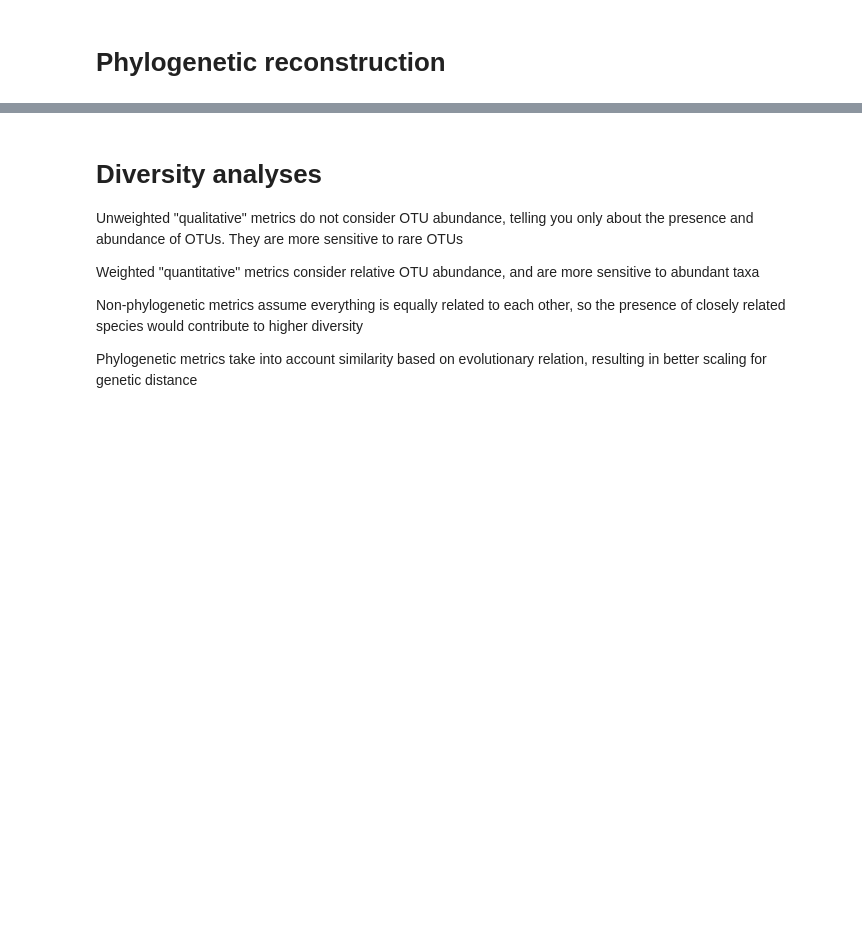
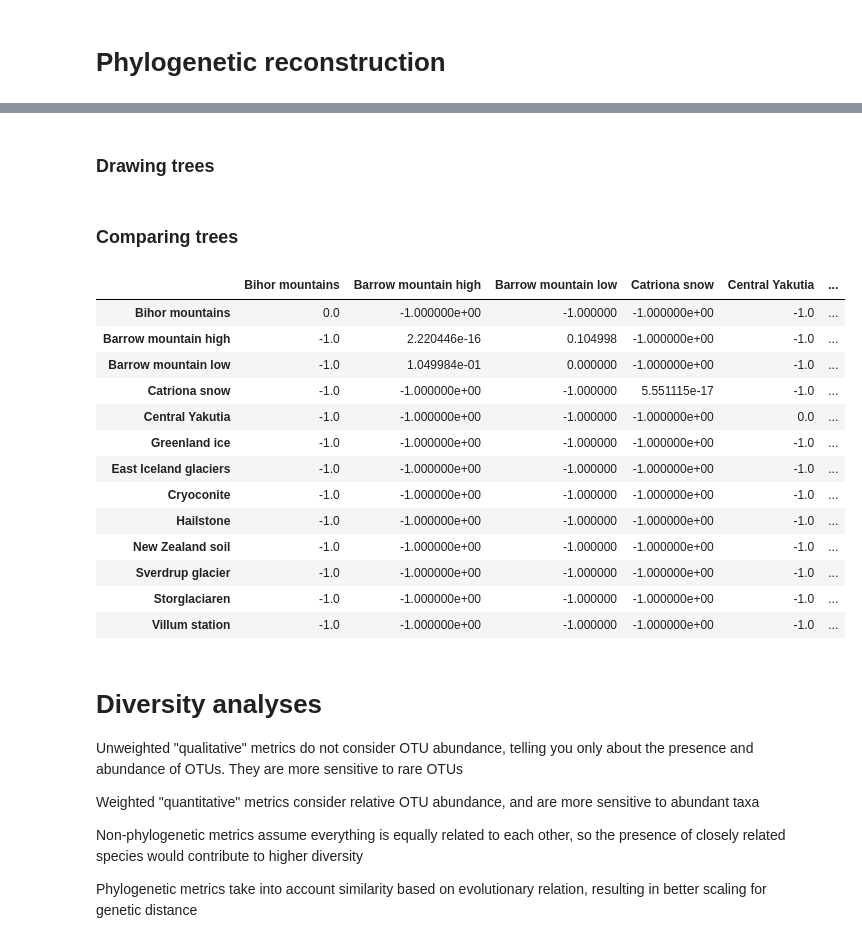
Before and after one commit to SJ-31/Cryosphere-ICCS261, a Jupyter notebook: main.ipynb, the cells around one changed output, grey strips where cells are left out. Saved outputs shown, nothing was run; the diff lists cells and outputs as text; code cells hidden in the pictures; blank space fills up the shorter version.

Commit message:
add tree cleaning

```diff
--- a/main.ipynb
+++ b/main.ipynb
@@ -11,6 +11,10 @@ import qiime2.plugins.feature_table.methods as ftm
 from ete3 import Tree, TreeStyle, TreeNode
 from skbio.tree import TreeNode
 import matplotlib
+import os
+import all_artifacts as a
+import qiime2
+import tempfile
 from io import StringIO
 import seaborn as sns
 from Bio import SeqIO
@@ -19,6 +23,16 @@ metadata = pd.read_csv('./ds_metadata.tsv', sep='\t')
 metadata.drop(0, axis='index', inplace=True)
 %matplotlib inline
 
+id_key: dict = {
+    "BhM": "Bihor mountains", "BrH": "Barrow mountain high",
+    "BrL": "Barrow mountain low", "CaS": "Catriona snow",
+    "CeY": "Central Yakutia", "GrI": "Greenland ice",
+    "EaI": "East Iceland glaciers", "CrC": "Cryoconite",
+    "HaS": "Hailstone", "NzS": "New Zealand soil",
+    "SvG": "Sverdrup glacier", "StR": "Storglaciaren",
+    "ViS": "Villum station"
+}
+
 matplotlib.use('module://ipykernel.pylab.backend_inline')
 pm = sdk.PluginManager()
 def see(artifact):
@@ -26,10 +40,7 @@ def see(artifact):
     if issubclass(from_format, sdk.plugin_manager.SingleFileDirectoryFormatBase):
         from_format = artifact.format.file.format
     return set(pm.transformers[from_format].keys())
-import os
-import pandas
-import qiime2
-import tempfile
+
 
 def v2frame(viz_fp: str) -> list:
     '''viz_fp is a path to the qiime2 visualization object'''
@@ -276 +263,3 @@ Artifact.load('results/3-Classified/Yakutia-BLAST_TopHits.qza')
+# %% [markdown]
+### Drawing trees
 # %%
@@ -280,6 +268,47 @@ style = TreeStyle()
 style.mode = 'c'
 style.show_leaf_name = False
 tree.show(tree_style=style)
+# %% [markdown]
+### Comparing trees
+# %%
+# Don't do this until you have assigned collapsed leaves into taxa. OTUs are too fickle
+
+# for id, site in id_key.items():
+#     t1 = getattr(a, f"{id}_Phy")
+# BhMTree = Tree(a.BhMPhy, format=1)
+# BrLTree = Tree(a.BrLPhy, format=1)
+# BhMTree.robinson_foulds(BrLTree)
+
+# Create distance matrix of pairwise tree comparisons
+site_dict = {}
+sites = list(id_key.values())
+for i1, k1 in id_key.items():
+    site_dict[k1] = []
+    t1 = TreeNode.read(StringIO((getattr(a, f"{i1}_Phy"))))
+    for i2, k2 in id_key.items():
+        t2 = TreeNode.read(StringIO((getattr(a, f"{i2}_Phy"))))
+        try:
+            site_dict[k1].append(t1.compare_tip_distances(t2))
+        except ValueError:
+            site_dict[k1].append(-1)
+dm = pd.DataFrame(site_dict, index=sites)
+# %%
+dm
+# %% [output]
+|  | Bihor mountains | Barrow mountain high | Barrow mountain low | Catriona snow | Central Yakutia | ... |
+| Bihor mountains | 0.0 | -1.000000e+00 | -1.000000 | -1.000000e+00 | -1.0 | ... |
+| Barrow mountain high | -1.0 | 2.220446e-16 | 0.104998 | -1.000000e+00 | -1.0 | ... |
+| Barrow mountain low | -1.0 | 1.049984e-01 | 0.000000 | -1.000000e+00 | -1.0 | ... |
+| Catriona snow | -1.0 | -1.000000e+00 | -1.000000 | 5.551115e-17 | -1.0 | ... |
+| Central Yakutia | -1.0 | -1.000000e+00 | -1.000000 | -1.000000e+00 | 0.0 | ... |
+| Greenland ice | -1.0 | -1.000000e+00 | -1.000000 | -1.000000e+00 | -1.0 | ... |
+| East Iceland glaciers | -1.0 | -1.000000e+00 | -1.000000 | -1.000000e+00 | -1.0 | ... |
+| Cryoconite | -1.0 | -1.000000e+00 | -1.000000 | -1.000000e+00 | -1.0 | ... |
+| Hailstone | -1.0 | -1.000000e+00 | -1.000000 | -1.000000e+00 | -1.0 | ... |
+| New Zealand soil | -1.0 | -1.000000e+00 | -1.000000 | -1.000000e+00 | -1.0 | ... |
+| Sverdrup glacier | -1.0 | -1.000000e+00 | -1.000000 | -1.000000e+00 | -1.0 | ... |
+| Storglaciaren | -1.0 | -1.000000e+00 | -1.000000 | -1.000000e+00 | -1.0 | ... |
+| Villum station | -1.0 | -1.000000e+00 | -1.000000 | -1.000000e+00 | -1.0 | ... |
 # %% [markdown]
 # Diversity analyses
 Unweighted "qualitative" metrics do not consider OTU abundance, telling you only about the presence and abundance of OTUs. They are more sensitive to rare OTUs
```
Also changed, not shown: parts of 14 cells of this notebook, 5 other files.
